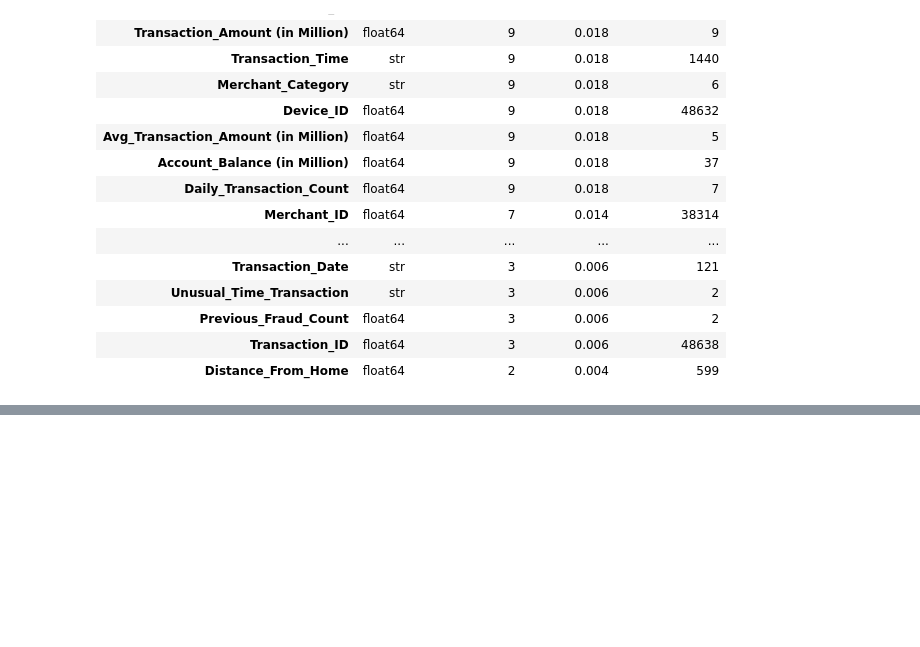
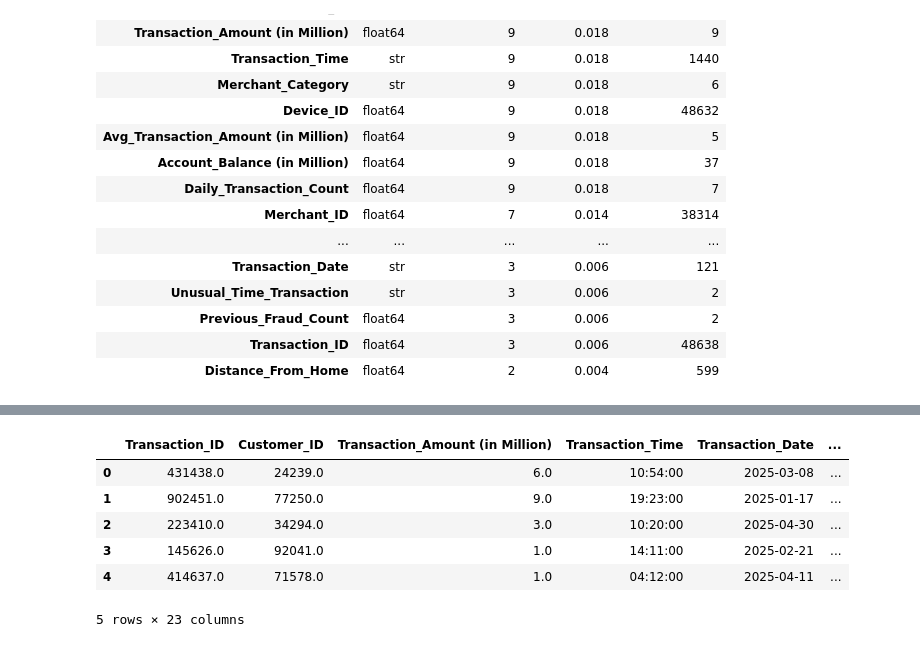
Before and after one commit to Flippyfun02/ds2010-finalproject, a Jupyter notebook: financial_data_cleaning.ipynb, the cells around one changed output, grey strips where cells are left out. Saved outputs shown, nothing was run; the diff lists cells and outputs as text; code cells hidden in the pictures; blank space fills up the shorter version.

```diff
--- a/financial_data_cleaning.ipynb
+++ b/financial_data_cleaning.ipynb
@@ -139,3 +144,13 @@ Name: Is_Fraud, Length: 49876, dtype: int64
 # %%
 # export clean dataset
 data_new.to_csv('clean_data.csv')
+# %%
+data_new.head()
+# %% [output]
+|  | Transaction_ID | Customer_ID | Transaction_Amount (in Million) | Transaction_Time | Transaction_Date | ... |
+| 0 | 431438.0 | 24239.0 | 6.0 | 10:54:00 | 2025-03-08 | ... |
+| 1 | 902451.0 | 77250.0 | 9.0 | 19:23:00 | 2025-01-17 | ... |
+| 2 | 223410.0 | 34294.0 | 3.0 | 10:20:00 | 2025-04-30 | ... |
+| 3 | 145626.0 | 92041.0 | 1.0 | 14:11:00 | 2025-02-21 | ... |
+| 4 | 414637.0 | 71578.0 | 1.0 | 04:12:00 | 2025-04-11 | ... |
+5 rows × 23 columns
```
Also changed, not shown: parts of 4 cells of this notebook, 3 other files.
